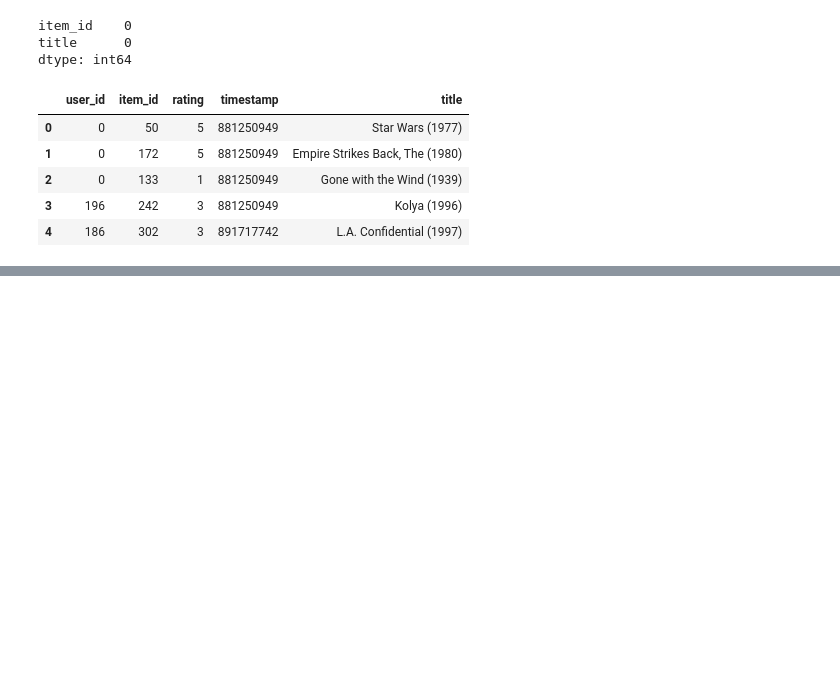
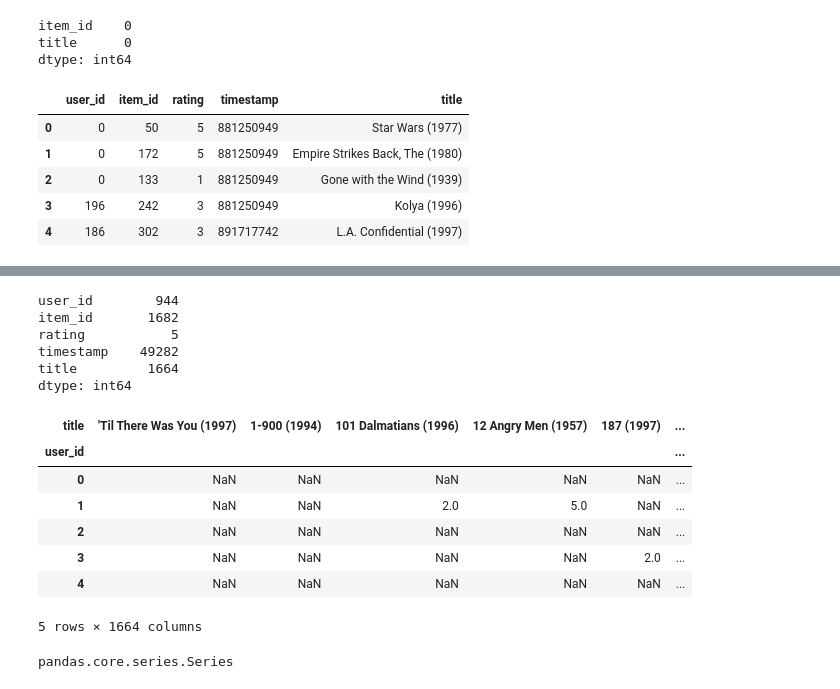
Before and after one commit to haremir/CineMatch, a Jupyter notebook: main.ipynb, the cells around one changed output, grey strips where cells are left out. Saved outputs shown, nothing was run; the diff lists cells and outputs as text; code cells hidden in the pictures; blank space fills up the shorter version.

```diff
--- a/main.ipynb
+++ b/main.ipynb
@@ -83,0 +110,26 @@ data.to_csv("merge_data.csv", index=False)
+# %%
+data.nunique() #kaç farklı veri olduğunu kontrol ediyoruz
+# %% [output]
+user_id        944
+item_id       1682
+rating           5
+timestamp    49282
+title         1664
+dtype: int64
+# %%
+table = data.pivot_table(index = "user_id", columns = "title", values = "rating" )
+table.head()
+# %% [output]
+| title | 'Til There Was You (1997) | 1-900 (1994) | 101 Dalmatians (1996) | 12 Angry Men (1957) | 187 (1997) | ... |
+| user_id |  |  |  |  |  | ... |
+| 0 | NaN | NaN | NaN | NaN | NaN | ... |
+| 1 | NaN | NaN | 2.0 | 5.0 | NaN | ... |
+| 2 | NaN | NaN | NaN | NaN | NaN | ... |
+| 3 | NaN | NaN | NaN | NaN | 2.0 | ... |
+| 4 | NaN | NaN | NaN | NaN | NaN | ... |
+5 rows × 1664 columns
+# %%
+starwars = table["Star Wars (1977)"]
+type(starwars)
+# %% [output]
+pandas.core.series.Series
```
Also changed, not shown: parts of 11 cells of this notebook.
